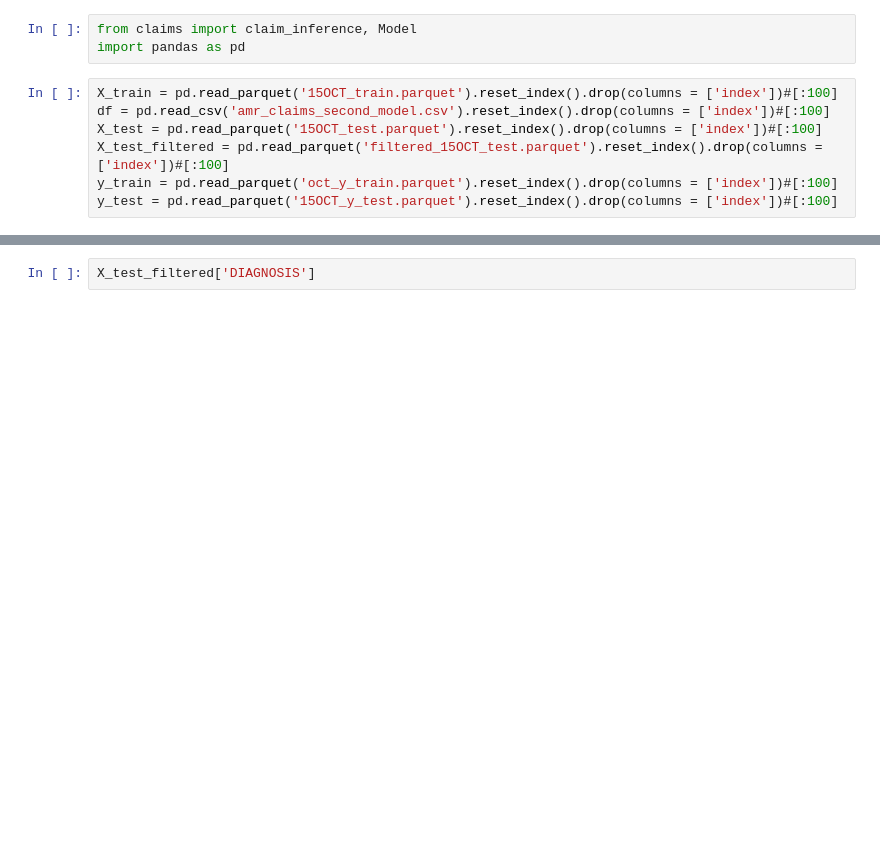
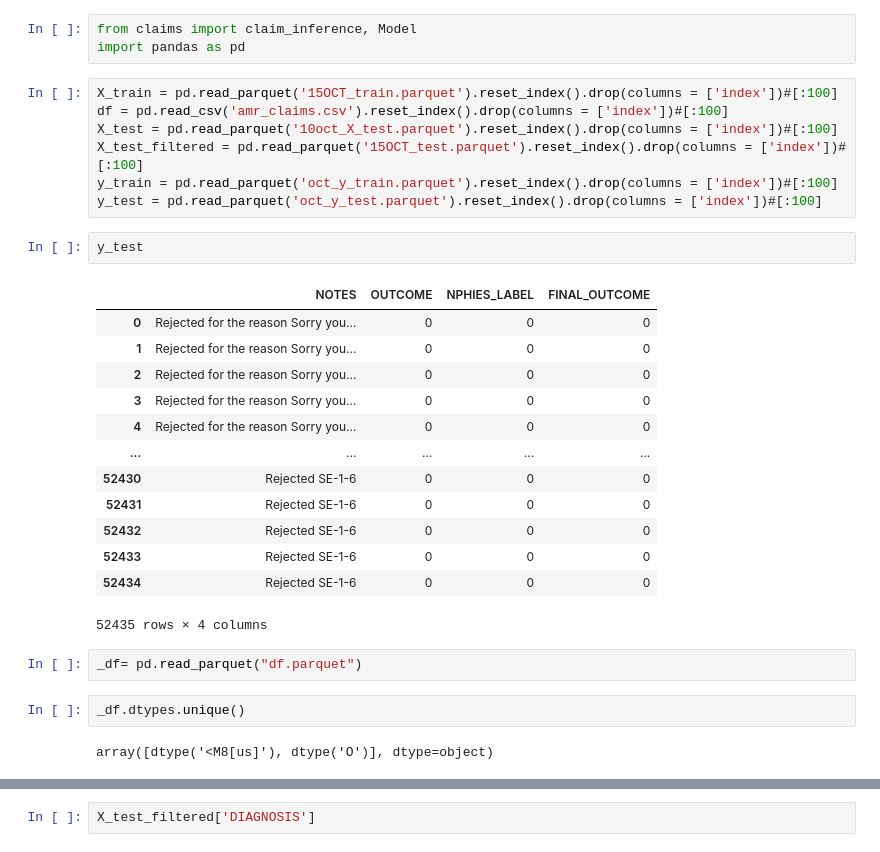
Before and after one commit to AmrAhmedElagoz/streamlit_app, a Jupyter notebook: testy.ipynb, the cells around one changed output, grey strips where cells are left out. Drawn from its saved outputs; the diff is of its cells as text; blank space fills up the shorter version.

```diff
--- a/testy.ipynb
+++ b/testy.ipynb
@@ -2763,8 +2763,30 @@ from claims import claim_inference, Model
 import pandas as pd
 # %%
 X_train = pd.read_parquet('15OCT_train.parquet').reset_index().drop(columns = ['index'])#[:100]
-df = pd.read_csv('amr_claims_second_model.csv').reset_index().drop(columns = ['index'])#[:100]
-X_test = pd.read_parquet('15OCT_test.parquet').reset_index().drop(columns = ['index'])#[:100]
-X_test_filtered = pd.read_parquet('filtered_15OCT_test.parquet').reset_index().drop(columns = ['index'])#[:100]
+df = pd.read_csv('amr_claims.csv').reset_index().drop(columns = ['index'])#[:100]
+X_test = pd.read_parquet('10oct_X_test.parquet').reset_index().drop(columns = ['index'])#[:100]
+X_test_filtered = pd.read_parquet('15OCT_test.parquet').reset_index().drop(columns = ['index'])#[:100]
 y_train = pd.read_parquet('oct_y_train.parquet').reset_index().drop(columns = ['index'])#[:100]
-y_test = pd.read_parquet('15OCT_y_test.parquet').reset_index().drop(columns = ['index'])#[:100]
+y_test = pd.read_parquet('oct_y_test.parquet').reset_index().drop(columns = ['index'])#[:100]
+# %%
+y_test
+# %% [output]
+|  | NOTES | OUTCOME | NPHIES_LABEL | FINAL_OUTCOME |
+| 0 | Rejected for the reason Sorry you... | 0 | 0 | 0 |
+| 1 | Rejected for the reason Sorry you... | 0 | 0 | 0 |
+| 2 | Rejected for the reason Sorry you... | 0 | 0 | 0 |
+| 3 | Rejected for the reason Sorry you... | 0 | 0 | 0 |
+| 4 | Rejected for the reason Sorry you... | 0 | 0 | 0 |
+| ... | ... | ... | ... | ... |
+| 52430 | Rejected SE-1-6 | 0 | 0 | 0 |
+| 52431 | Rejected SE-1-6 | 0 | 0 | 0 |
+| 52432 | Rejected SE-1-6 | 0 | 0 | 0 |
+| 52433 | Rejected SE-1-6 | 0 | 0 | 0 |
+| 52434 | Rejected SE-1-6 | 0 | 0 | 0 |
+52435 rows × 4 columns
+# %%
+_df= pd.read_parquet("df.parquet")
+# %%
+_df.dtypes.unique()
+# %% [output]
+array([dtype('<M8[us]'), dtype('O')], dtype=object)
```
Also changed, not shown: parts of 16 cells of this notebook, 4 other files.
